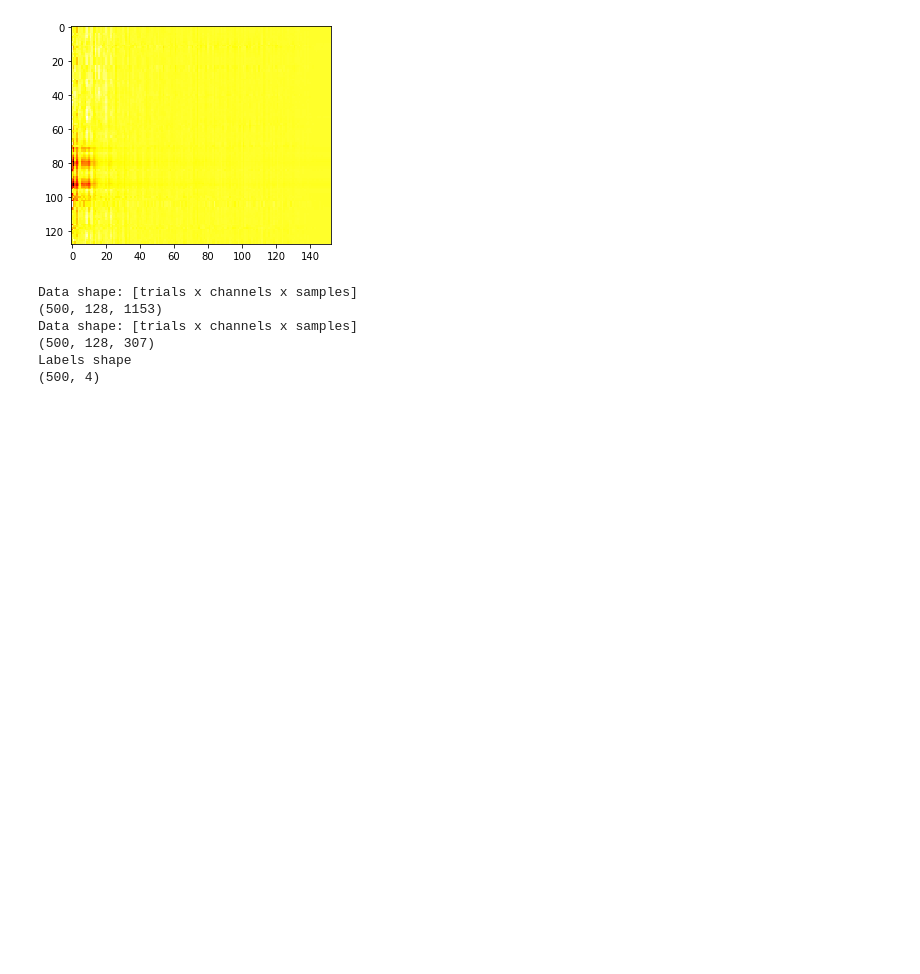
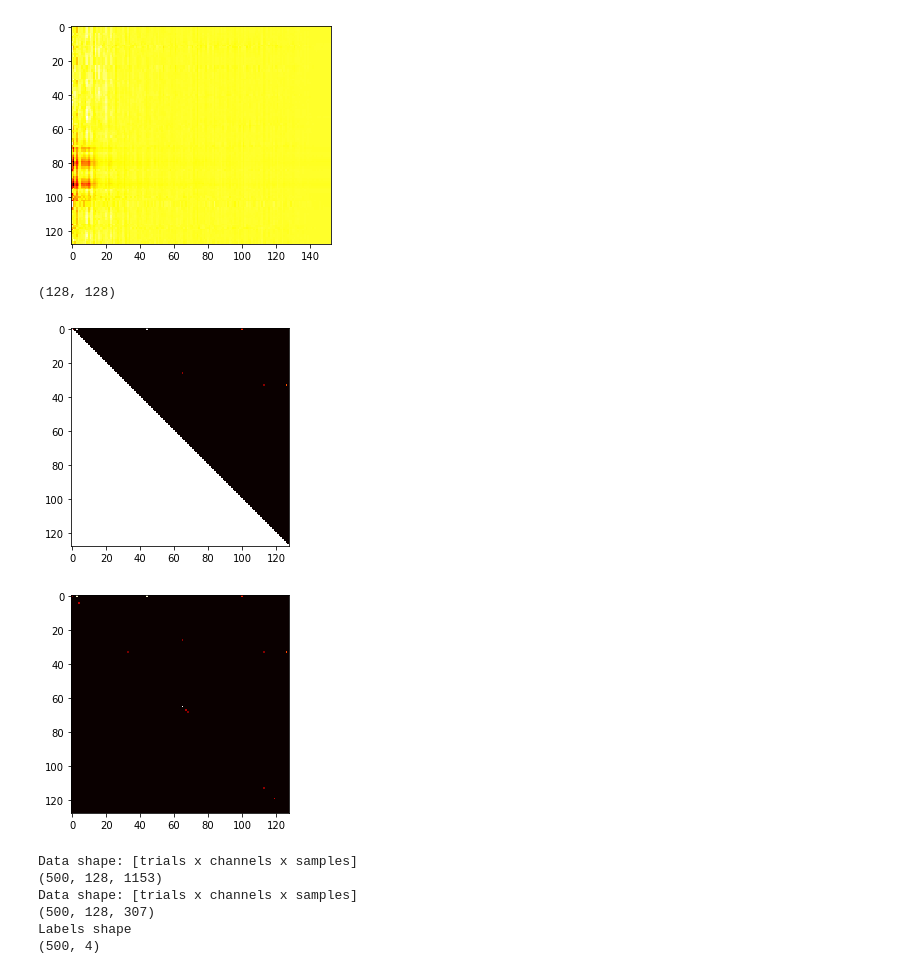
Before and after one commit to JuliaAlmaLuna/InnerSpeechEEGDecoding, a Jupyter notebook: test.ipynb, the cells around one changed output. Cells and saved outputs as stored; diff of their text form; code cells hidden in the pictures; blank space fills up the shorter version.

```diff
--- a/test.ipynb
+++ b/test.ipynb
@@ -168,6 +230,20 @@ assfasdfds
 (100, 128, 153)
 [figure]
 [figure]
+# %%
+import numpy as np
+from feature_extraction import featureEClass as fc
+oldMask = np.load("SavedAnovaMask/sub-1-par-iiudspectest/dataFFTCV-BCsign0.05u0.8.npy", allow_pickle=True)
+newMask = np.load("SavedAnovaMask/sub-1-par-iiudspecplot/dataFFTCV-BCsign0.05u0.8.npy", allow_pickle=True)
+oldMaskF = np.reshape(oldMask, [128,-1])
+newMaskF = np.reshape(newMask, [128,-1])
+print(oldMaskF.shape)
+fc.plotHeatMaps(oldMaskF)
+fc.plotHeatMaps(newMaskF)
+# %% [output]
+(128, 128)
+[figure, added]
+[figure, added]
 # %%
 import dataLoader as dl
 import paradigmSetting as para
```
Also changed, not shown: parts of 4 cells of this notebook, 7 other files.
